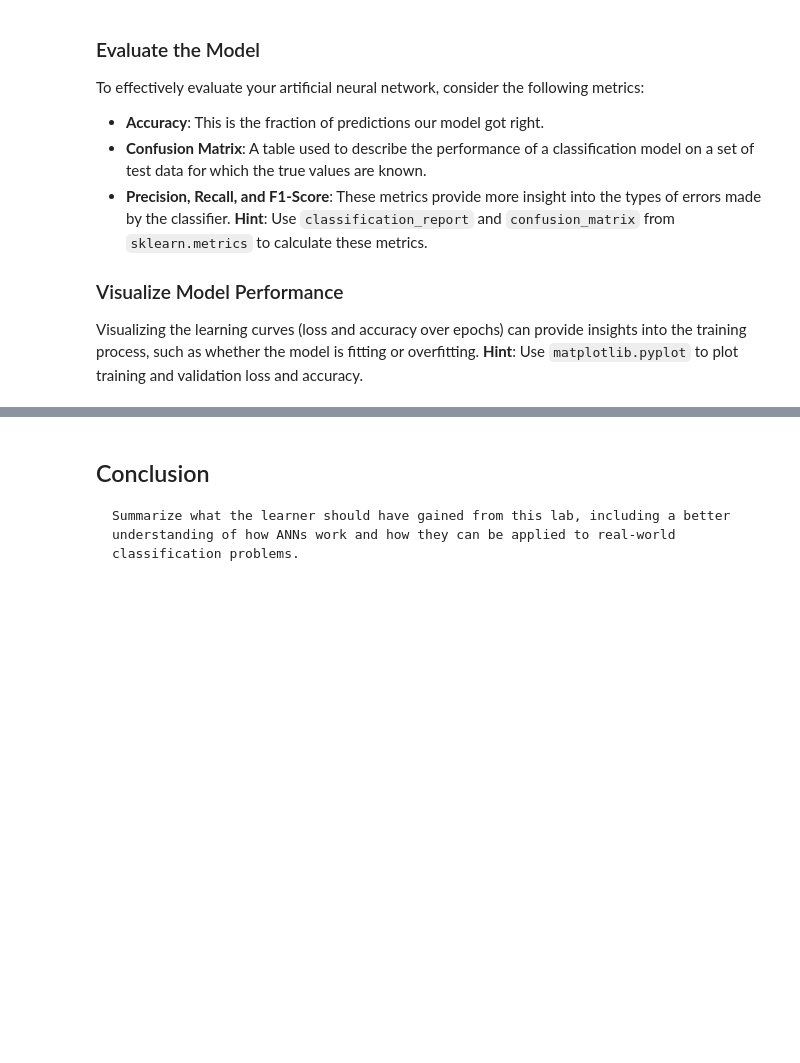
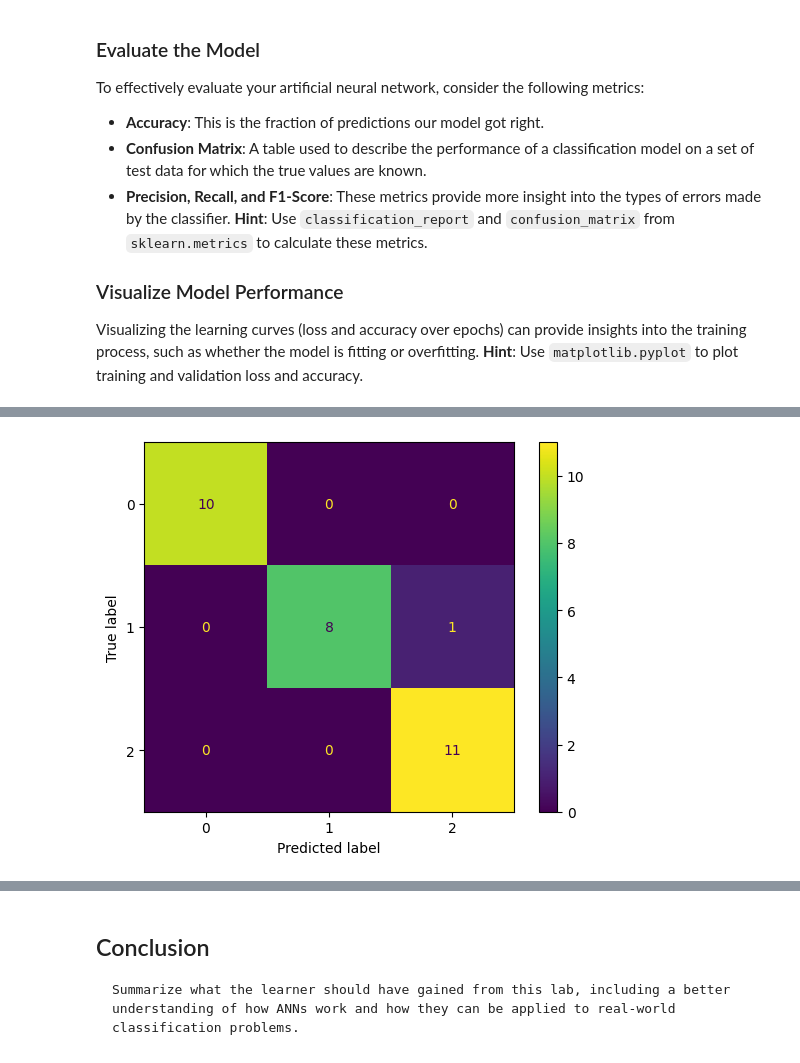
Before and after one commit to maram-a22/SDAIA-T5-Bootcamp, a Jupyter notebook: Week_4/Exercises/ANN_Model_Exercise_Iris.ipynb, the cells around one changed output, grey strips where cells are left out. Cells and saved outputs as stored; diff of their text form; code cells hidden in the pictures; blank space fills up the shorter version.

```diff
--- a/Week_4/Exercises/ANN_Model_Exercise_Iris.ipynb
+++ b/Week_4/Exercises/ANN_Model_Exercise_Iris.ipynb
@@ -168,4 +168,13 @@ Confusion Matrix:
  [ 0  0 11]]
+# %%
+# Display the confusion matrix
+disp = ConfusionMatrixDisplay(confusion_matrix=cm)
+disp.plot()
+
+# Show the plot
+plt.show()
+# %% [output]
+[figure, added]
 # %%
 # Generate classification report
 report = classification_report(y_test, y_pred_classes, target_names=iris.target_names)
```
Also changed, not shown: parts of 8 cells of this notebook.
